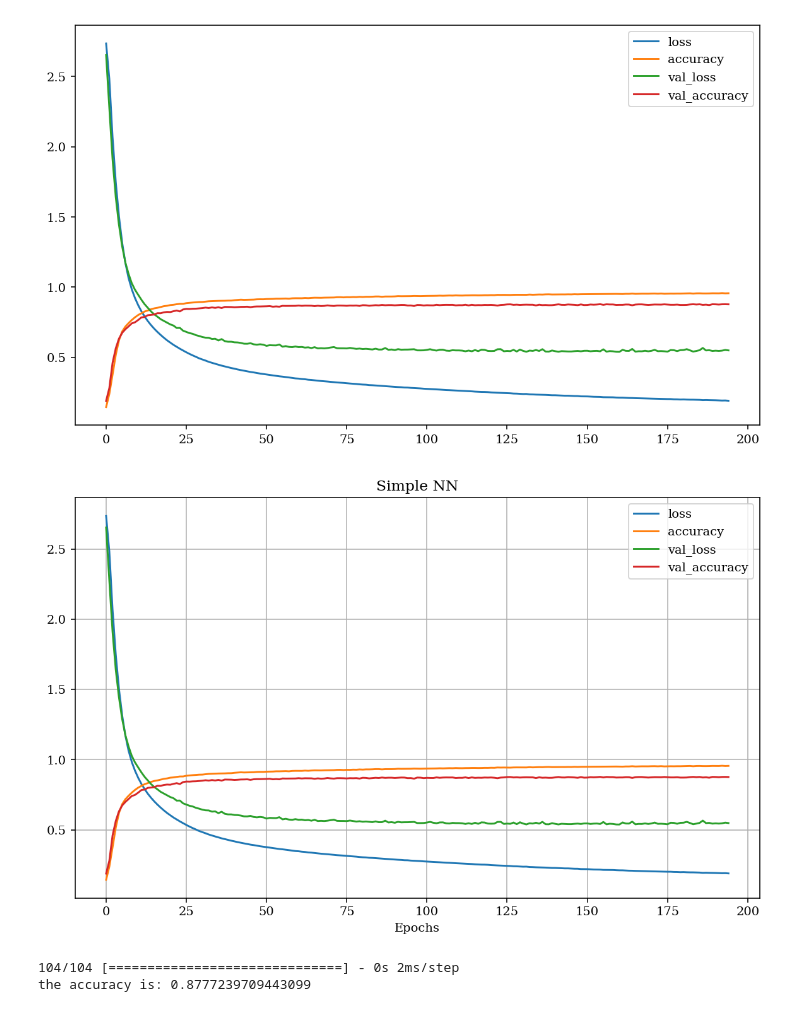
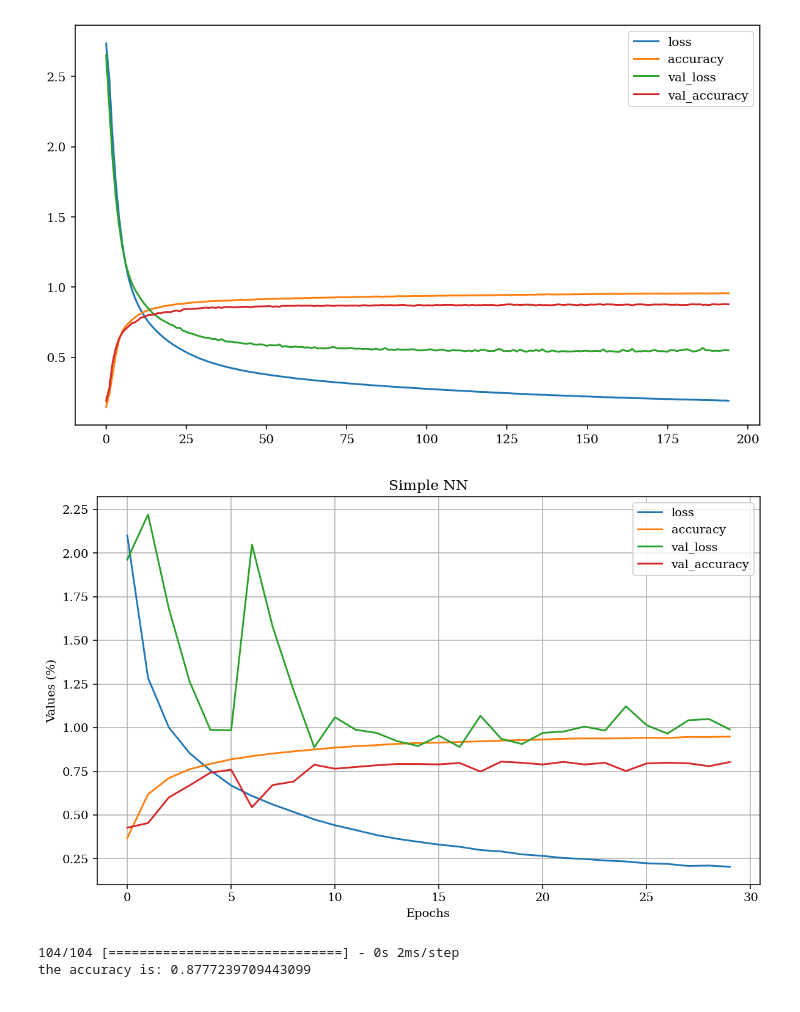
Before and after one commit to RedBatProject/our-alexa, a Jupyter notebook: Alexa_our_work_2.ipynb, the cells around one changed output. Saved outputs shown, nothing was run; the diff lists cells and outputs as text; code cells hidden in the pictures.

```diff
--- a/Alexa_our_work_2.ipynb
+++ b/Alexa_our_work_2.ipynb
@@ -133 +151,5 @@ Name: utt, Length: 16521, dtype: object
+# %%
+dataset['scenario'] = dataset['scenario'].str.capitalize()
+# %%
+dataset.rename(columns={"scenario":'Scenario'},inplace=True)
 # %%
@@ -673,0 +693,14 @@ datatrain.utt.iloc[0]
+# %%
+dist = list(set(datatest['Scenario']))
+f = np.zeros((18,4000))
+for i in range(18):
+    h = TVT(datatest[datatest.Scenario==dist[i]].utt)
+    h = np.array(h)
+    h = h.flatten()
+    hh = Counter(h)
+    hh = dict(sorted(hh.items()))
+    for j in list(hh.keys()):
+        f[i][j] = hh[j]
+    # hhh = np.array(list(hh.values()))
+    # for j in range(len(hhh)):
+    #     f[i][j] = hhh[j]
@@ -814,11 +904,16 @@ path = './'
 # %%
-normalnn = pd.DataFrame(history.history)
+NormalNN = pd.read_csv('/content/drive/MyDrive/our work/rnnnn.csv')
+NormalNN = NormalNN[['loss','accuracy','val_loss','val_accuracy']]
+
+normalnn = NormalNN
 normalnn.to_csv(f'{path}normalnnn.csv',index=False)
 
-pd.DataFrame(history.history)[lp].plot(grid=True);
+NormalNN.plot(grid=True);
 # plt.hlines(0.89,0,len(history.history['loss']),'y')
 plt.xlabel('Epochs')
+plt.ylabel('Values (%)')
+
 plt.title('Simple NN')
-plt.savefig(f'{path}Normal.png',bbox_inches='tight')
+plt.savefig(f'{path}Cnn.png',bbox_inches='tight')
 # %% [output]
-[figure, old version]
+[figure, new version]
```
Also changed, not shown: parts of 37 cells of this notebook.
